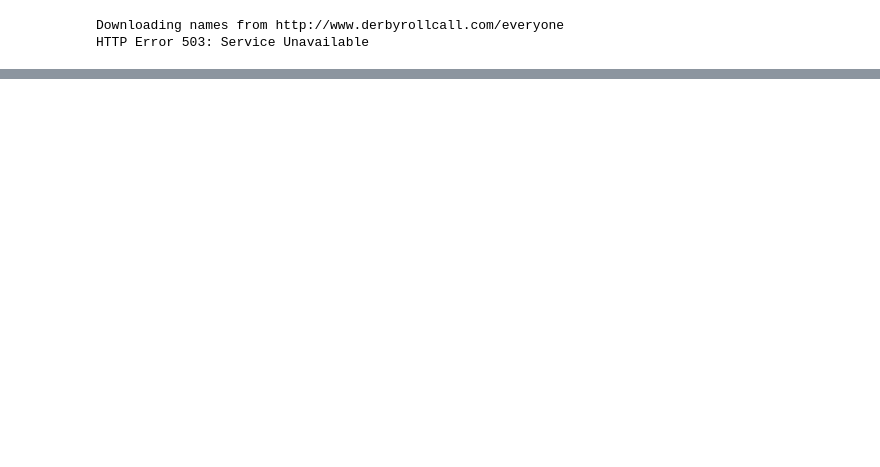
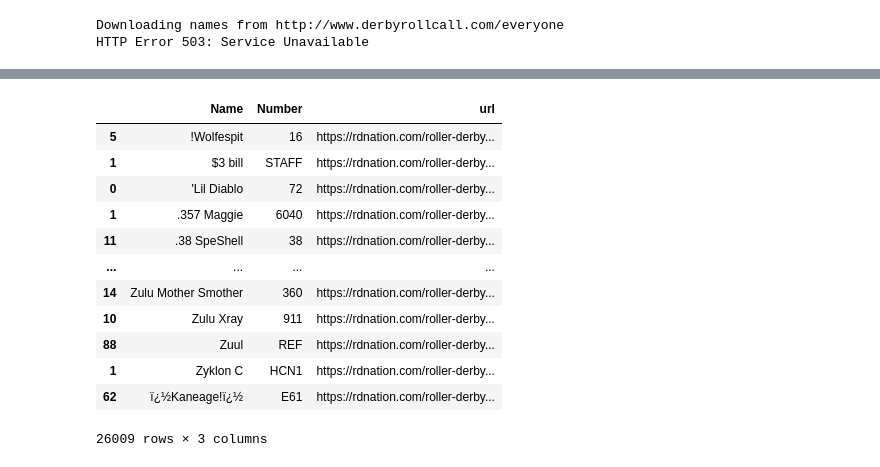
Before and after one commit to bdunnette/derby-name-scraper, a Jupyter notebook: derby_name_scraper.ipynb, the cells around one changed output, grey strips where cells are left out. Saved outputs shown, nothing was run; the diff lists cells and outputs as text; code cells hidden in the pictures; blank space fills up the shorter version.

```diff
--- a/derby_name_scraper.ipynb
+++ b/derby_name_scraper.ipynb
@@ -65,0 +141,12 @@ Downloading names from https://www.twoevils.org/rollergirls/
+# %%
+# rdn_league_urls = sorted(rdn_sitemaps[rdn_sitemaps['is_league']]['loc'].tolist())
+rdn_league_urls = sorted(
+    rdn_sitemaps[
+        rdn_sitemaps["is_league"]
+        & (
+            rdn_sitemaps["loc"].str.contains("/2/")
+            | rdn_sitemaps["loc"].str.contains("/1/")
+        )
+    ]["loc"].tolist()
+)
+# rdn_league_urls
@@ -66 +155,41 @@ Downloading names from https://www.twoevils.org/rollergirls/
+# %%
+pbar = tqdm(rdn_league_urls)
+
+for url in pbar:
+    try:
+        # pbar.set_description(f"Processing {url}")
+        # pbar.set_description(f"{len(rdn_df)} names found - Processing {url}")
+        pbar.set_description(f"{len(rdn_df)} names found")
+        league_df = pd.concat(pd.read_html(url), ignore_index=True)
+        league_df.rename(columns={"Derby Name": "Name"}, inplace=True)
+        league_df["url"] = url
+        # print(league_df)
+        rdn_df = pd.concat([rdn_df, league_df])
+        # print(f'Found {len(league_df)} names at {url} - {len(rdn_df)} total names')
+    except ValueError as e:
+        # print(f'No names found at {url}')
+        continue
+# %%
+if len(rdn_df) == 0:
+    rdn_df = pd.read_csv("rdnation.csv")
+else:
+    rdn_df.dropna(how="all", axis="columns", inplace=True)
+    rdn_df.drop_duplicates(subset=['Name','Number'], inplace=True)
+    rdn_df.sort_values(by="Name", inplace=True)
+    rdn_df.to_csv("rdnation.csv", index=False)
+rdn_df
+# %% [output]
+|  | Name | Number | url |
+| 5 | !Wolfespit | 16 | https://rdnation.com/roller-derby... |
+| 1 | $3 bill | STAFF | https://rdnation.com/roller-derby... |
+| 0 | 'Lil Diablo | 72 | https://rdnation.com/roller-derby... |
+| 1 | .357 Maggie | 6040 | https://rdnation.com/roller-derby... |
+| 11 | .38 SpeShell | 38 | https://rdnation.com/roller-derby... |
+| ... | ... | ... | ... |
+| 14 | Zulu Mother Smother | 360 | https://rdnation.com/roller-derby... |
+| 10 | Zulu Xray | 911 | https://rdnation.com/roller-derby... |
+| 88 | Zuul | REF | https://rdnation.com/roller-derby... |
+| 1 | Zyklon C | HCN1 | https://rdnation.com/roller-derby... |
+| 62 | ï¿½Kaneage!ï¿½ | E61 | https://rdnation.com/roller-derby... |
+26009 rows × 3 columns
 # %%
```
Also changed, not shown: parts of 22 cells of this notebook, 6 other files.
